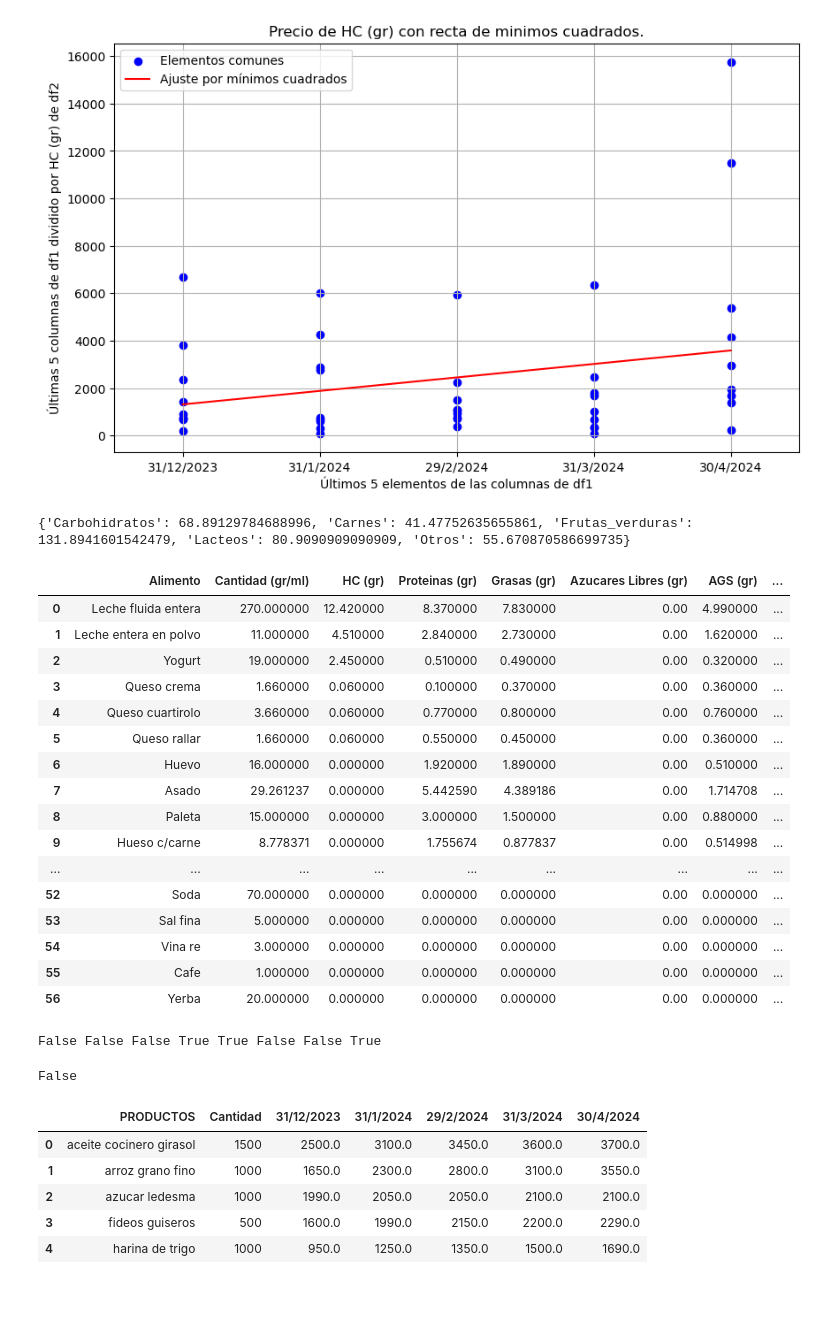
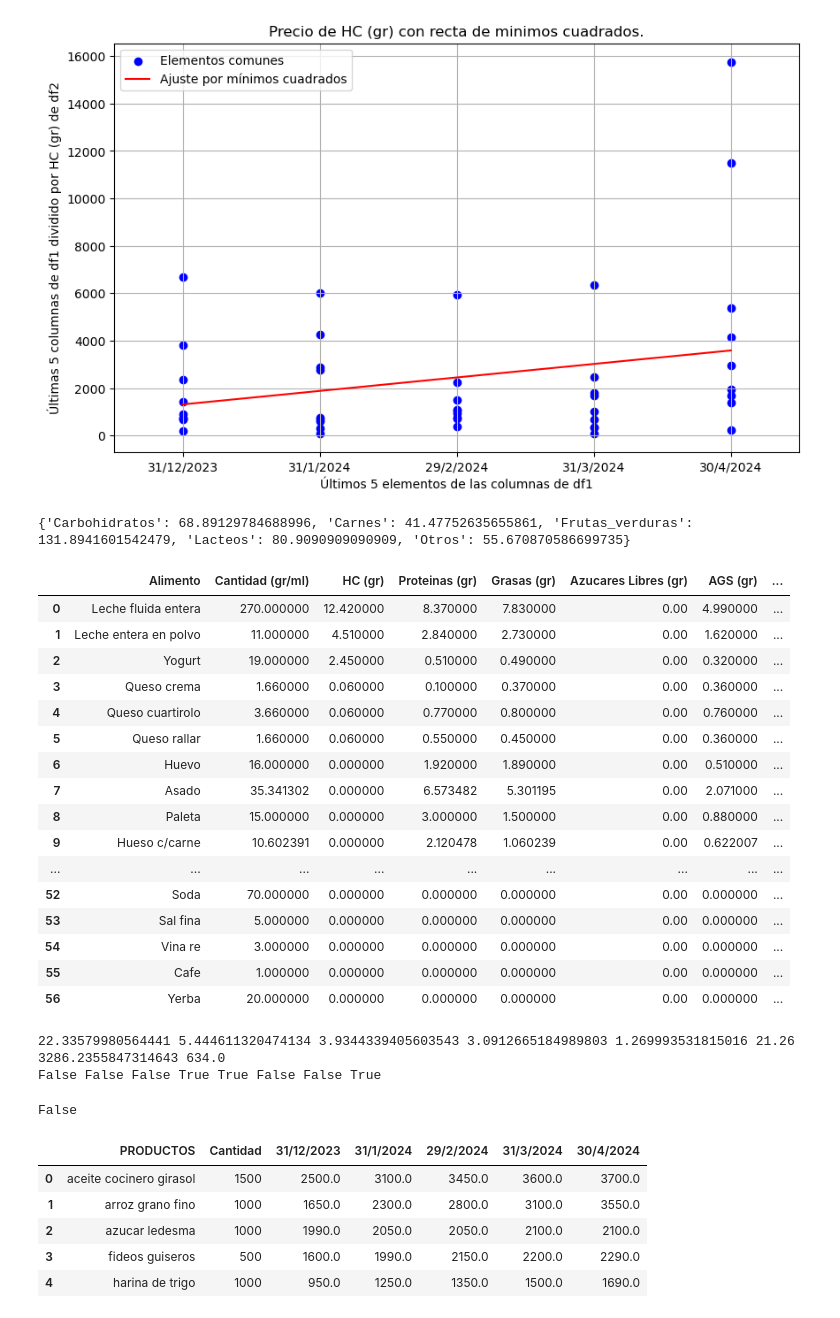
Before and after one commit to manuelgutman/ptalc2, a Jupyter notebook: funciones.ipynb, the cells around one changed output. Drawn from its saved outputs; the diff is of its cells as text; code cells hidden in the pictures.

```diff
--- a/funciones.ipynb
+++ b/funciones.ipynb
@@ -297,37 +299,37 @@ for rubro, productos in rubros.items():
         if producto in tabla_consumidores_libres['PRODUCTOS'].values:
             precios_producto = tabla_consumidores_libres[tabla_consumidores_libres['PRODUCTOS'] == producto].iloc[0, 2:]
             inflacion_total += calcular_inflacion(precios_producto)
             productos_contados += 1
     if productos_contados > 0:
         inflacion_promedio = inflacion_total / productos_contados
         inflacion_por_rubro[rubro] = inflacion_promedio
 
 # Imprime la inflación por rubro
 print(inflacion_por_rubro)
 
 def multiplicar_fila(df, valores_fila, valor_multiplicador):
 
     # Localizar la fila basada en el valor en la columna 'Alimento' y multiplicar
     for valor in valores_fila:
         df.loc[df['Alimento'] == valor, df.columns != 'Alimento'] *= valor_multiplicador
     return df
 carnes = ["Asado", "Paleta", "Bola de Lomo", "Paleta cocida", "Mortadela", "Higado", "pollo", "pescado", "Carne picada", "Hueso c/carne"]
 inflacion_carne = inflacion_por_rubro["Carnes"]
-tabla_modificada = multiplicar_fila(tabla_nutricional, carnes, (100-inflacion_carne)/100)
+tabla_modificada = multiplicar_fila(tabla_nutricional, carnes, (100/(inflacion_carne+100)))
 tabla_modificada.head(57)
 # %% [output]
 {'Carbohidratos': 68.89129784688996, 'Carnes': 41.47752635655861, 'Frutas_verduras': 131.8941601542479, 'Lacteos': 80.9090909090909, 'Otros': 55.670870586699735}
 |  | Alimento | Cantidad (gr/ml) | HC (gr) | Proteinas (gr) | Grasas (gr) | Azucares Libres (gr) | AGS (gr) | ... |
 | 0 | Leche fluida entera | 270.000000 | 12.420000 | 8.370000 | 7.830000 | 0.00 | 4.990000 | ... |
 | 1 | Leche entera en polvo | 11.000000 | 4.510000 | 2.840000 | 2.730000 | 0.00 | 1.620000 | ... |
 | 2 | Yogurt | 19.000000 | 2.450000 | 0.510000 | 0.490000 | 0.00 | 0.320000 | ... |
 | 3 | Queso crema | 1.660000 | 0.060000 | 0.100000 | 0.370000 | 0.00 | 0.360000 | ... |
 | 4 | Queso cuartirolo | 3.660000 | 0.060000 | 0.770000 | 0.800000 | 0.00 | 0.760000 | ... |
 | 5 | Queso rallar | 1.660000 | 0.060000 | 0.550000 | 0.450000 | 0.00 | 0.360000 | ... |
 | 6 | Huevo | 16.000000 | 0.000000 | 1.920000 | 1.890000 | 0.00 | 0.510000 | ... |
-| 7 | Asado | 29.261237 | 0.000000 | 5.442590 | 4.389186 | 0.00 | 1.714708 | ... |
+| 7 | Asado | 35.341302 | 0.000000 | 6.573482 | 5.301195 | 0.00 | 2.071000 | ... |
 | 8 | Paleta | 15.000000 | 0.000000 | 3.000000 | 1.500000 | 0.00 | 0.880000 | ... |
-| 9 | Hueso c/carne | 8.778371 | 0.000000 | 1.755674 | 0.877837 | 0.00 | 0.514998 | ... |
+| 9 | Hueso c/carne | 10.602391 | 0.000000 | 2.120478 | 1.060239 | 0.00 | 0.622007 | ... |
 | ... | ... | ... | ... | ... | ... | ... | ... | ... |
 | 52 | Soda | 70.000000 | 0.000000 | 0.000000 | 0.000000 | 0.00 | 0.000000 | ... |
 | 53 | Sal fina | 5.000000 | 0.000000 | 0.000000 | 0.000000 | 0.00 | 0.000000 | ... |
@@ -337,6 +339,7 @@ tabla_modificada.head(57)
 # %%
 eval_oms(tabla_modificada)
 # %% [output]
+22.33579980564441 5.444611320474134 3.9344339405603543 3.0912665184989803 1.269993531815016 21.26 3286.2355847314643 634.0
 False False False True True False False True
 False
 # %%
```
Also changed, not shown: parts of 1 cell of this notebook.
